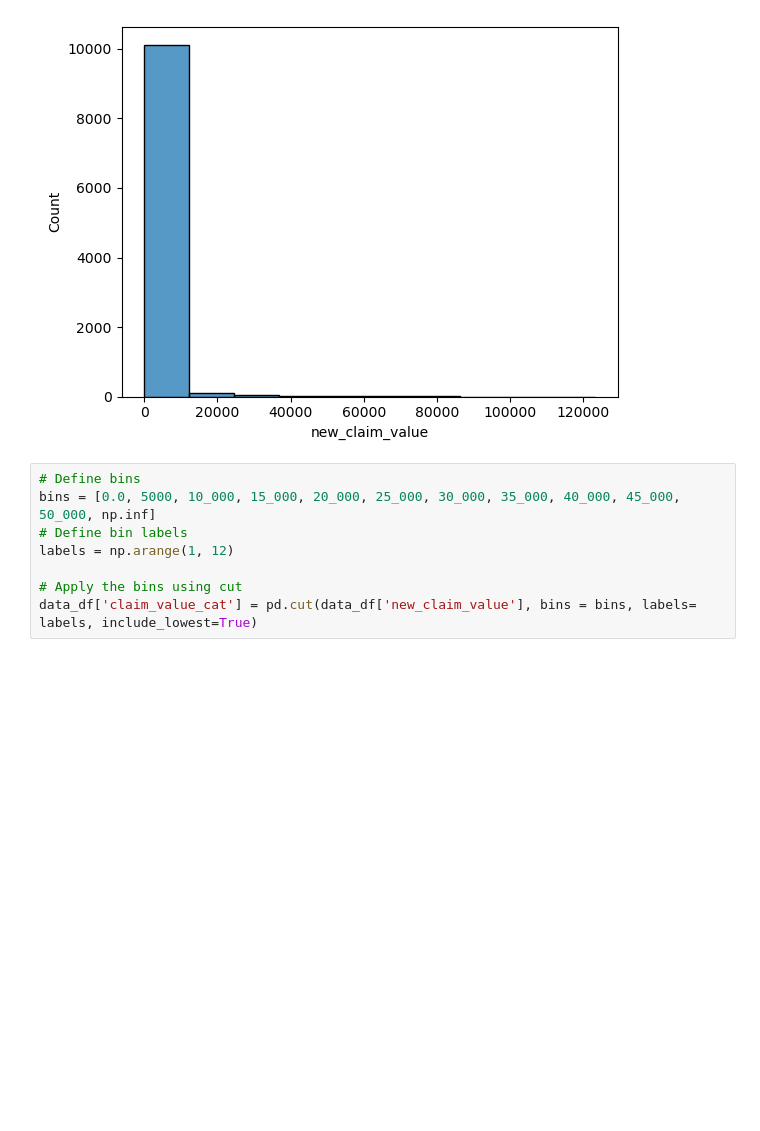
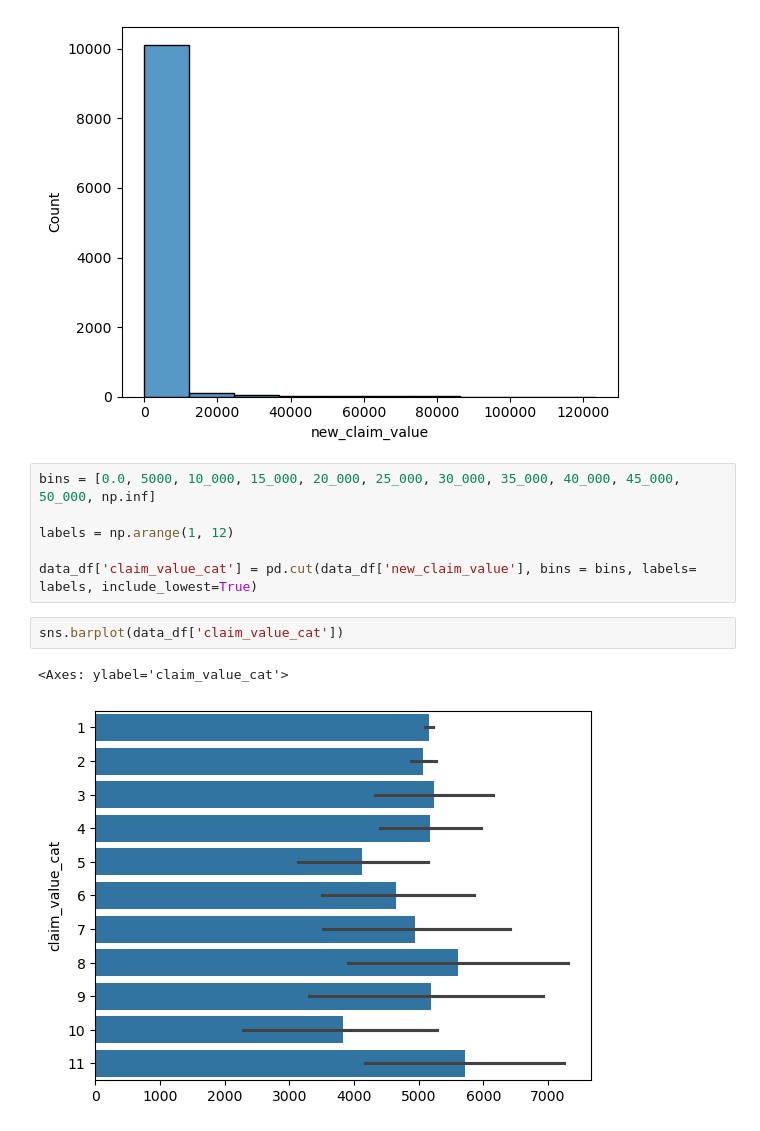
Before and after one commit to overduality/car_insurance, a Jupyter notebook: data_read.ipynb, the cells around one changed output. Saved outputs shown, nothing was run; the diff lists cells and outputs as text; blank space fills up the shorter version.

```diff
--- a/data_read.ipynb
+++ b/data_read.ipynb
@@ -166,10 +166,13 @@ sns.histplot(data_df['new_claim_value'], bins=10)
 <Axes: xlabel='new_claim_value', ylabel='Count'>
 [figure]
 # %%
-# Define bins
 bins = [0.0, 5000, 10_000, 15_000, 20_000, 25_000, 30_000, 35_000, 40_000, 45_000, 50_000, np.inf]
-# Define bin labels
+
 labels = np.arange(1, 12)
 
-# Apply the bins using cut
 data_df['claim_value_cat'] = pd.cut(data_df['new_claim_value'], bins = bins, labels= labels, include_lowest=True)
+# %%
+sns.barplot(data_df['claim_value_cat'])
+# %% [output]
+<Axes: ylabel='claim_value_cat'>
+[figure, added]
```
Also changed, not shown: parts of 15 cells of this notebook.
